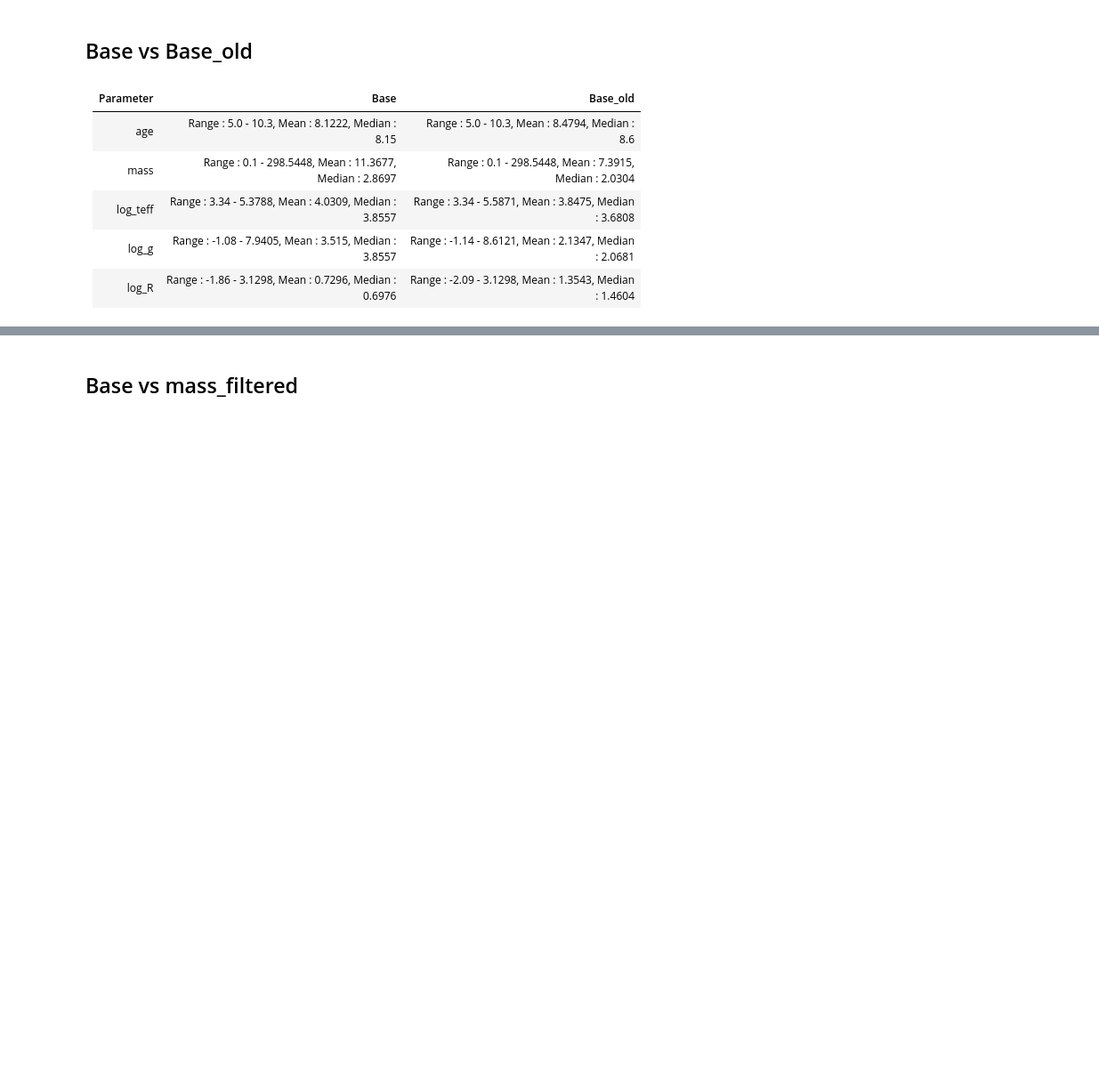
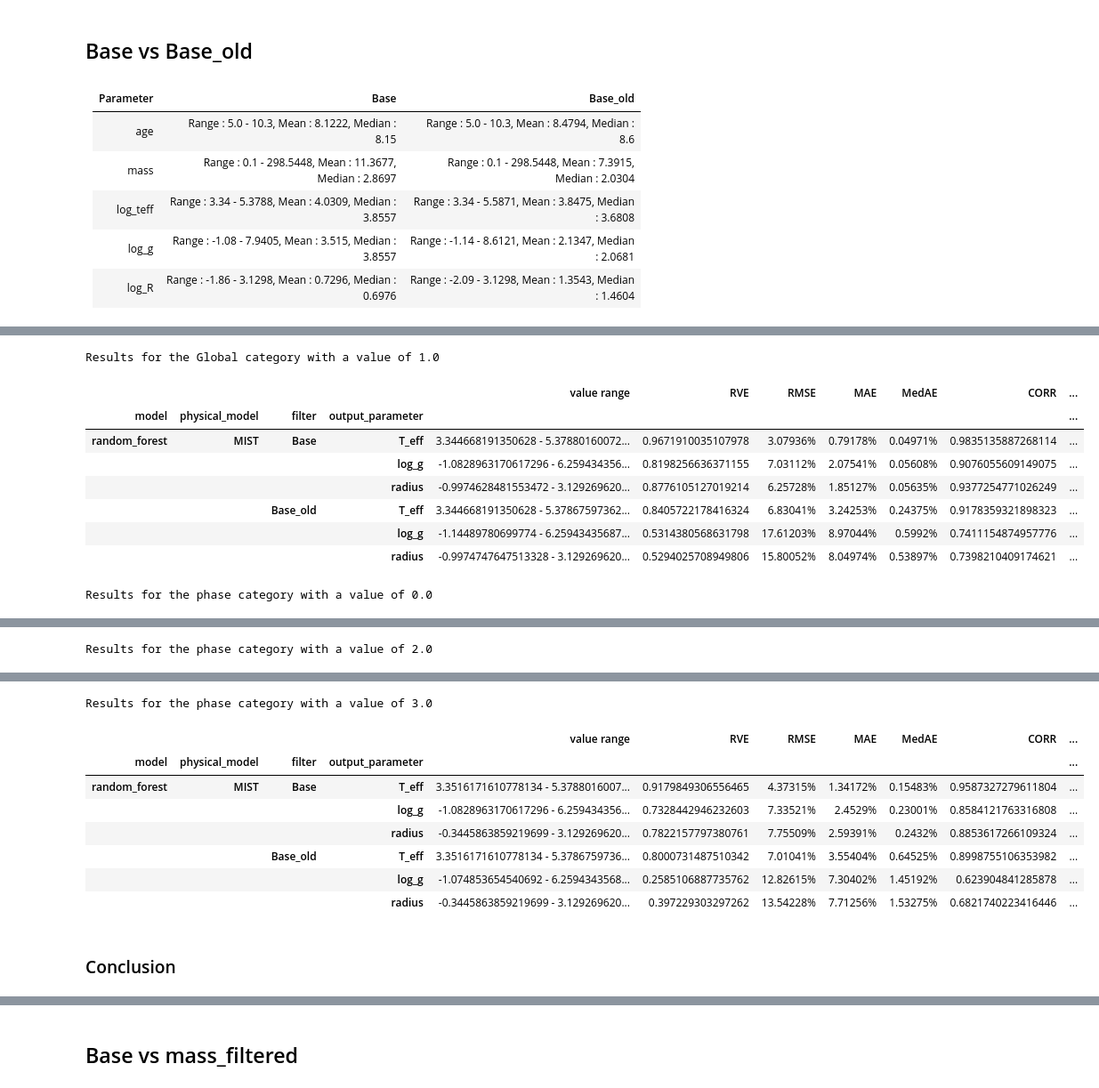
Before and after one commit to anpirott/thesis, a Jupyter notebook: notebooks/ML/method_ML/model_B/default_models/MIST/compare_model_results.ipynb, the cells around one changed output, grey strips where cells are left out. Shown at 89% size. Cells and saved outputs as stored; diff of their text form; code cells hidden in the pictures; blank space fills up the shorter version.

```diff
--- a/notebooks/ML/method_ML/model_B/default_models/MIST/compare_model_results.ipynb
+++ b/notebooks/ML/method_ML/model_B/default_models/MIST/compare_model_results.ipynb
@@ -226,0 +254,17 @@ compare_metrics(path,
+# %%
+compare_metrics(path, value_rounding=5, relative_values=True,
+                output_parameters=["T_eff", "log_g", "radius"],
+                physical_models=["MIST"],
+                model_names=["random_forest"],
+                data_filters=["Base", "Base_old"])
+# %% [output]
+Results for the Global category with a value of 1.0
+|  |  |  |  | value range | RVE | RMSE | MAE | MedAE | CORR | ... |
+| model | physical_model | filter | output_parameter |  |  |  |  |  |  | ... |
+| random_forest | MIST | Base | T_eff | 3.344668191350628 - 5.37880160072... | 0.9671910035107978 | 3.07936% | 0.79178% | 0.04971% | 0.9835135887268114 | ... |
+|  |  |  | log_g | -1.0828963170617296 - 6.259434356... | 0.8198256636371155 | 7.03112% | 2.07541% | 0.05608% | 0.9076055609149075 | ... |
+|  |  |  | radius | -0.9974628481553472 - 3.129269620... | 0.8776105127019214 | 6.25728% | 1.85127% | 0.05635% | 0.9377254771026249 | ... |
+|  |  | Base_old | T_eff | 3.344668191350628 - 5.37867597362... | 0.8405722178416324 | 6.83041% | 3.24253% | 0.24375% | 0.9178359321898323 | ... |
+|  |  |  | log_g | -1.14489780699774 - 6.25943435687... | 0.5314380568631798 | 17.61203% | 8.97044% | 0.5992% | 0.7411154874957776 | ... |
+|  |  |  | radius | -0.9974747647513328 - 3.129269620... | 0.5294025708949806 | 15.80052% | 8.04974% | 0.53897% | 0.7398210409174621 | ... |
+Results for the phase category with a value of 0.0
@@ -226,0 +279 @@ compare_metrics(path,
+Results for the phase category with a value of 2.0
@@ -226,0 +288,11 @@ compare_metrics(path,
+Results for the phase category with a value of 3.0
+|  |  |  |  | value range | RVE | RMSE | MAE | MedAE | CORR | ... |
+| model | physical_model | filter | output_parameter |  |  |  |  |  |  | ... |
+| random_forest | MIST | Base | T_eff | 3.3516171610778134 - 5.3788016007... | 0.9179849306556465 | 4.37315% | 1.34172% | 0.15483% | 0.9587327279611804 | ... |
+|  |  |  | log_g | -1.0828963170617296 - 6.259434356... | 0.7328442946232603 | 7.33521% | 2.4529% | 0.23001% | 0.8584121763316808 | ... |
+|  |  |  | radius | -0.3445863859219699 - 3.129269620... | 0.7822157797380761 | 7.75509% | 2.59391% | 0.2432% | 0.8853617266109324 | ... |
+|  |  | Base_old | T_eff | 3.3516171610778134 - 5.3786759736... | 0.8000731487510342 | 7.01041% | 3.55404% | 0.64525% | 0.8998755106353982 | ... |
+|  |  |  | log_g | -1.074853654540692 - 6.2594343568... | 0.2585106887735762 | 12.82615% | 7.30402% | 1.45192% | 0.623904841285878 | ... |
+|  |  |  | radius | -0.3445863859219699 - 3.129269620... | 0.397229303297262 | 13.54228% | 7.71256% | 1.53275% | 0.6821740223416446 | ... |
+# %% [markdown]
+### Conclusion
```
Also changed, not shown: parts of 31 cells of this notebook, 6 other files.
